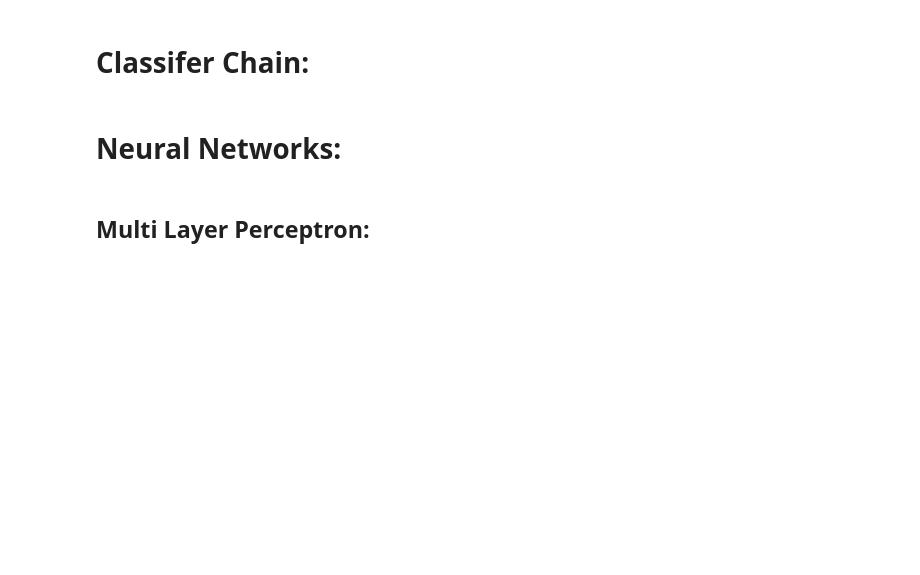
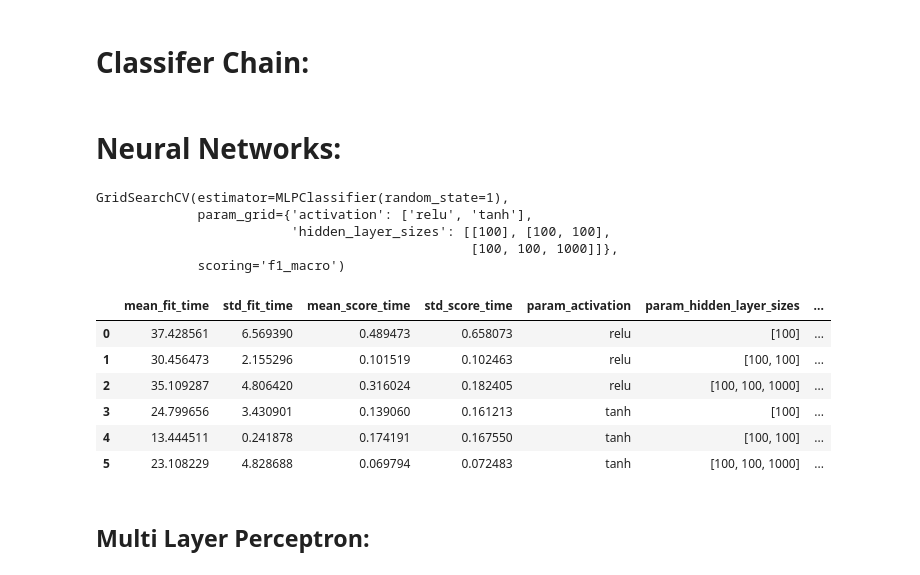
Before and after one commit to AutomatedCTRAnalysis/2aCTI, a Jupyter notebook: Notebook/tactics_model.ipynb, the cells around one changed output. Saved outputs shown, nothing was run; the diff lists cells and outputs as text; code cells hidden in the pictures; blank space fills up the shorter version.

Commit message:
12 doc2vec + mlp grid

```diff
--- a/Notebook/tactics_model.ipynb
+++ b/Notebook/tactics_model.ipynb
@@ -132,3 +136,6 @@ NameError: name 'feature_extraction' is not defined
+# %%
+doc2vec = Doc2Vec.load("doc2vec.model")
+X_train, X_test = doc2vec.
 # %% [markdown]
 # Classifiers:
 # %% [markdown]
@@ -261,6 +268,28 @@ predictions = chainModel.predict(X_test.values)
 evaluation(predictions, Y_test)
 # %% [markdown]
 # Neural Networks:
+# %%
+model = GridSearchCV(MLPClassifier(random_state=1),
+                     {'hidden_layer_sizes': [[100], [100,100], [100, 100, 1000]], 'activation':['relu', 'tanh']},
+                    scoring='f1_macro')
+
+model.fit(X_train[:100], Y_train[:100])
+# %% [output]
+GridSearchCV(estimator=MLPClassifier(random_state=1),
+             param_grid={'activation': ['relu', 'tanh'],
+                         'hidden_layer_sizes': [[100], [100, 100],
+                                                [100, 100, 1000]]},
+             scoring='f1_macro')
+# %%
+pd.DataFrame(model.cv_results_)
+# %% [output]
+|  | mean_fit_time | std_fit_time | mean_score_time | std_score_time | param_activation | param_hidden_layer_sizes | ... |
+| 0 | 37.428561 | 6.569390 | 0.489473 | 0.658073 | relu | [100] | ... |
+| 1 | 30.456473 | 2.155296 | 0.101519 | 0.102463 | relu | [100, 100] | ... |
+| 2 | 35.109287 | 4.806420 | 0.316024 | 0.182405 | relu | [100, 100, 1000] | ... |
+| 3 | 24.799656 | 3.430901 | 0.139060 | 0.161213 | tanh | [100] | ... |
+| 4 | 13.444511 | 0.241878 | 0.174191 | 0.167550 | tanh | [100, 100] | ... |
+| 5 | 23.108229 | 4.828688 | 0.069794 | 0.072483 | tanh | [100, 100, 1000] | ... |
 # %% [markdown]
 ## Multi Layer Perceptron:
 # %%
```
Also changed, not shown: parts of 11 cells of this notebook, 4 other files.
